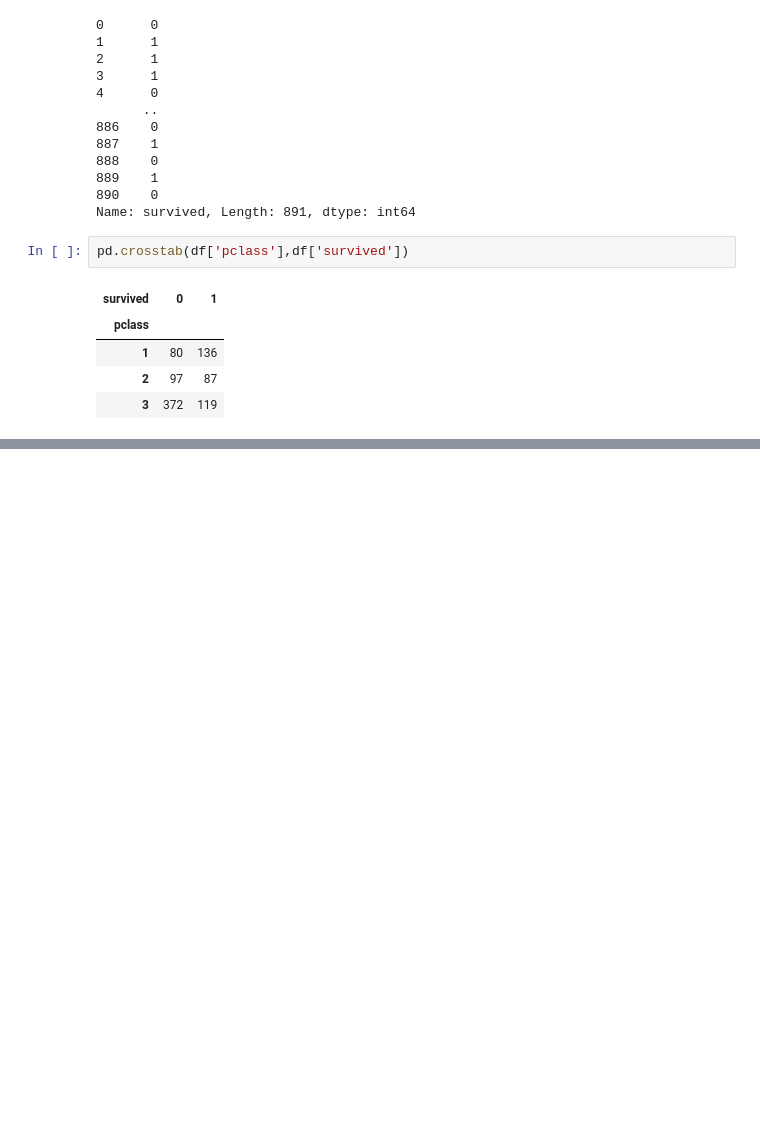
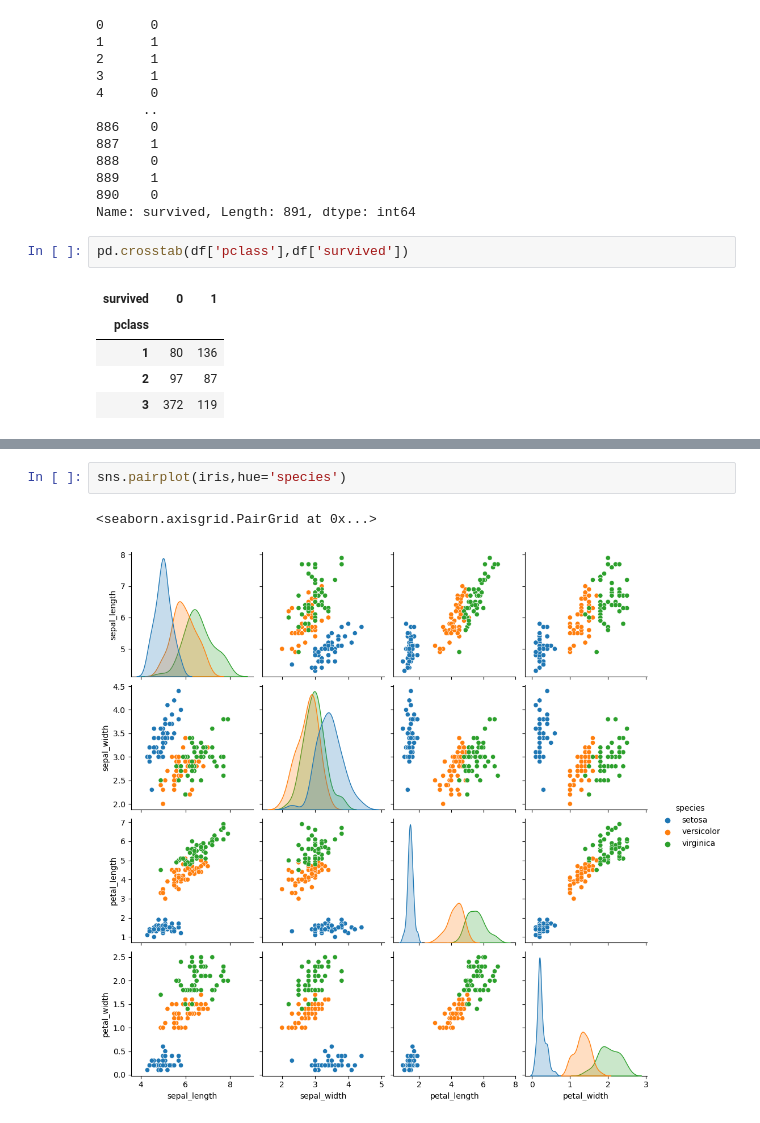
Before and after one commit to DeepjyotiBhattacharjee/EDA-and-Feature-Engineering-for-Data-Science-, a Jupyter notebook: EDA and Feature Engineering Day 1.ipynb, the cells around one changed output, grey strips where cells are left out. Cells and saved outputs as stored; diff of their text form; blank space fills up the shorter version.

```diff
--- a/EDA and Feature Engineering Day 1.ipynb
+++ b/EDA and Feature Engineering Day 1.ipynb
@@ -667,0 +687,5 @@ sns.hea
+# %%
+sns.pairplot(iris,hue='species')
+# %% [output]
+<seaborn.axisgrid.PairGrid at 0x...>
+[figure, added]
```
Also changed, not shown: parts of 5 cells of this notebook.
